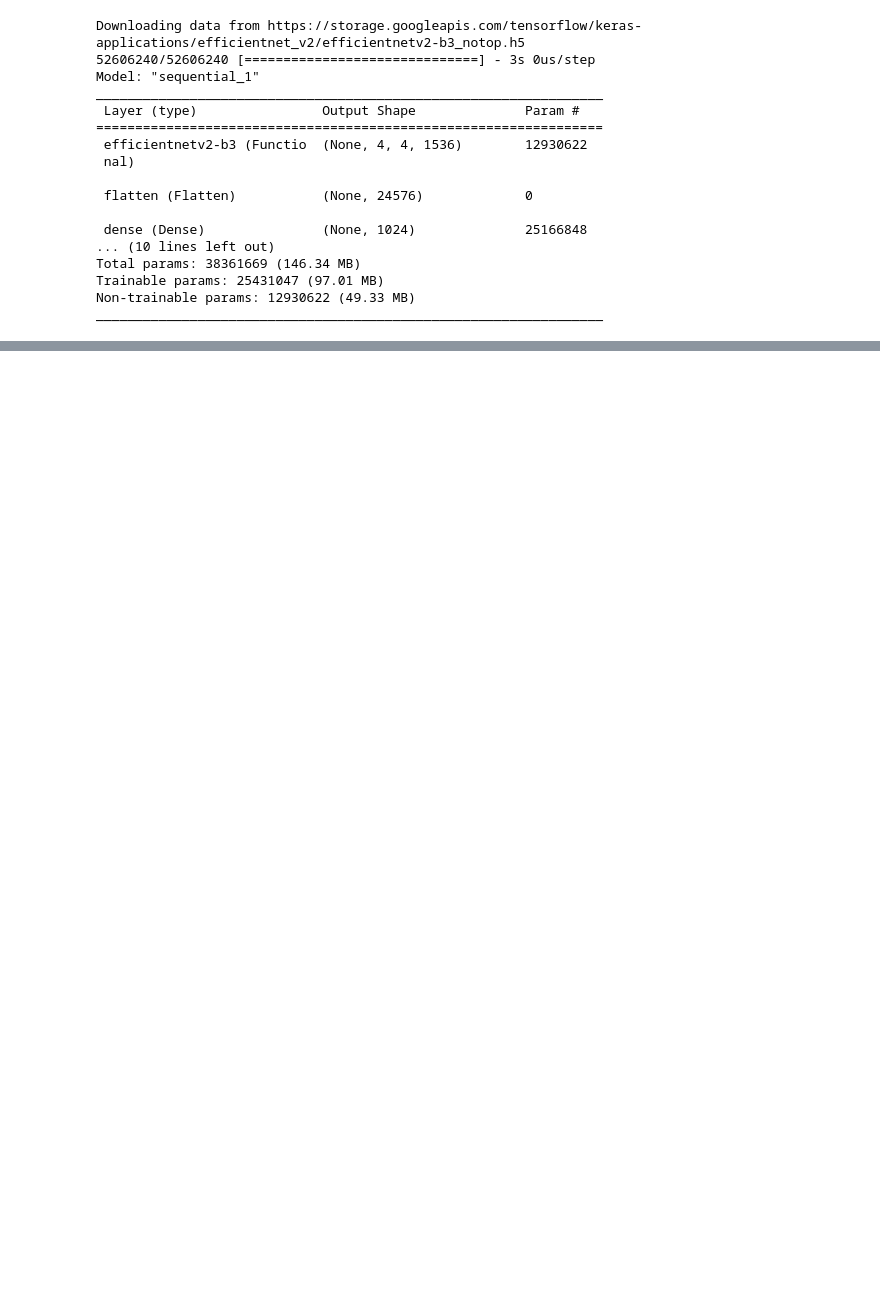
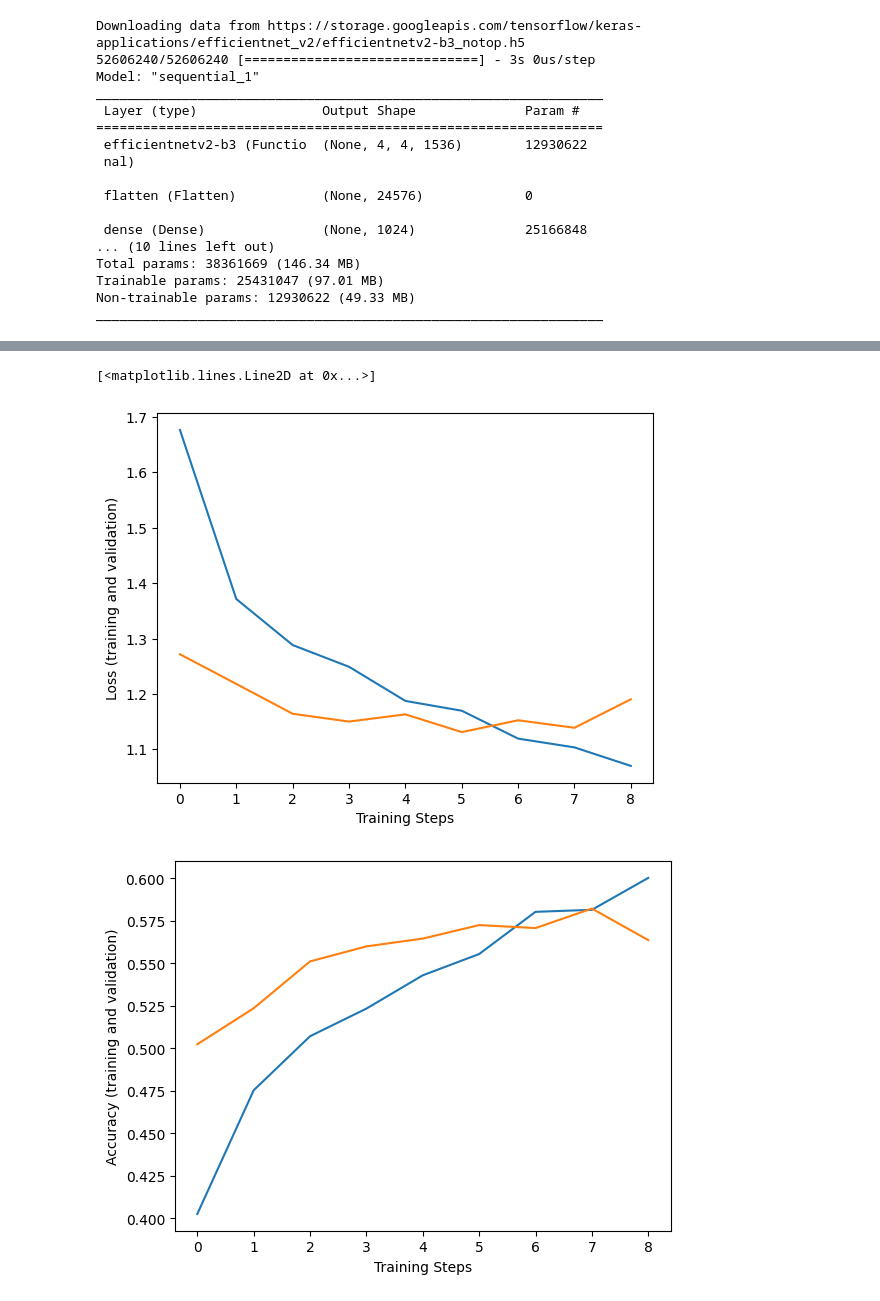
Before and after one commit to JoeyBowman/AppML-Final-Project-2024, a Jupyter notebook: EfficientNet_V4.ipynb, the cells around one changed output, grey strips where cells are left out. Cells and saved outputs as stored; diff of their text form; code cells hidden in the pictures; blank space fills up the shorter version.

```diff
--- a/EfficientNet_V4.ipynb
+++ b/EfficientNet_V4.ipynb
@@ -379,0 +488,11 @@ for image, label in test_ds.take(1):
+# %%
+# Compile the model
+model.compile(optimizer=tf.keras.optimizers.Adam(),
+              loss=tf.keras.losses.CategoricalCrossentropy(),
+              metrics=['accuracy'])
+# %%
+steps_per_epoch = train_size // (BATCH_SIZE * 2)
+validation_steps = val_size // BATCH_SIZE
+
+print(steps_per_epoch)
+print(train_size)
@@ -379,0 +502,14 @@ for image, label in test_ds.take(1):
+# %%
+# Train the model
+
+# Implement early stopping with patience 3
+early_stopping = tf.keras.callbacks.EarlyStopping(patience=3, restore_best_weights=True)
+
+with tf.device('/device:GPU:0'):
+  hist = model.fit(train_ds,
+                   batch_size=BATCH_SIZE,
+                   epochs=20,
+                   steps_per_epoch=steps_per_epoch,
+                   validation_data=val_ds,
+                   validation_steps=validation_steps,
+                   callbacks=[early_stopping]).history
@@ -379,0 +535,18 @@ for image, label in test_ds.take(1):
+# %%
+plt.figure()
+plt.ylabel("Loss (training and validation)")
+plt.xlabel("Training Steps")
+#plt.ylim([0,2])
+plt.plot(hist["loss"])
+plt.plot(hist["val_loss"])
+
+plt.figure()
+plt.ylabel("Accuracy (training and validation)")
+plt.xlabel("Training Steps")
+#plt.ylim([0,1])
+plt.plot(hist["accuracy"])
+plt.plot(hist["val_accuracy"])
+# %% [output]
+[<matplotlib.lines.Line2D at 0x...>]
+[figure, added]
+[figure, added]
```
Also changed, not shown: parts of 34 cells of this notebook.
